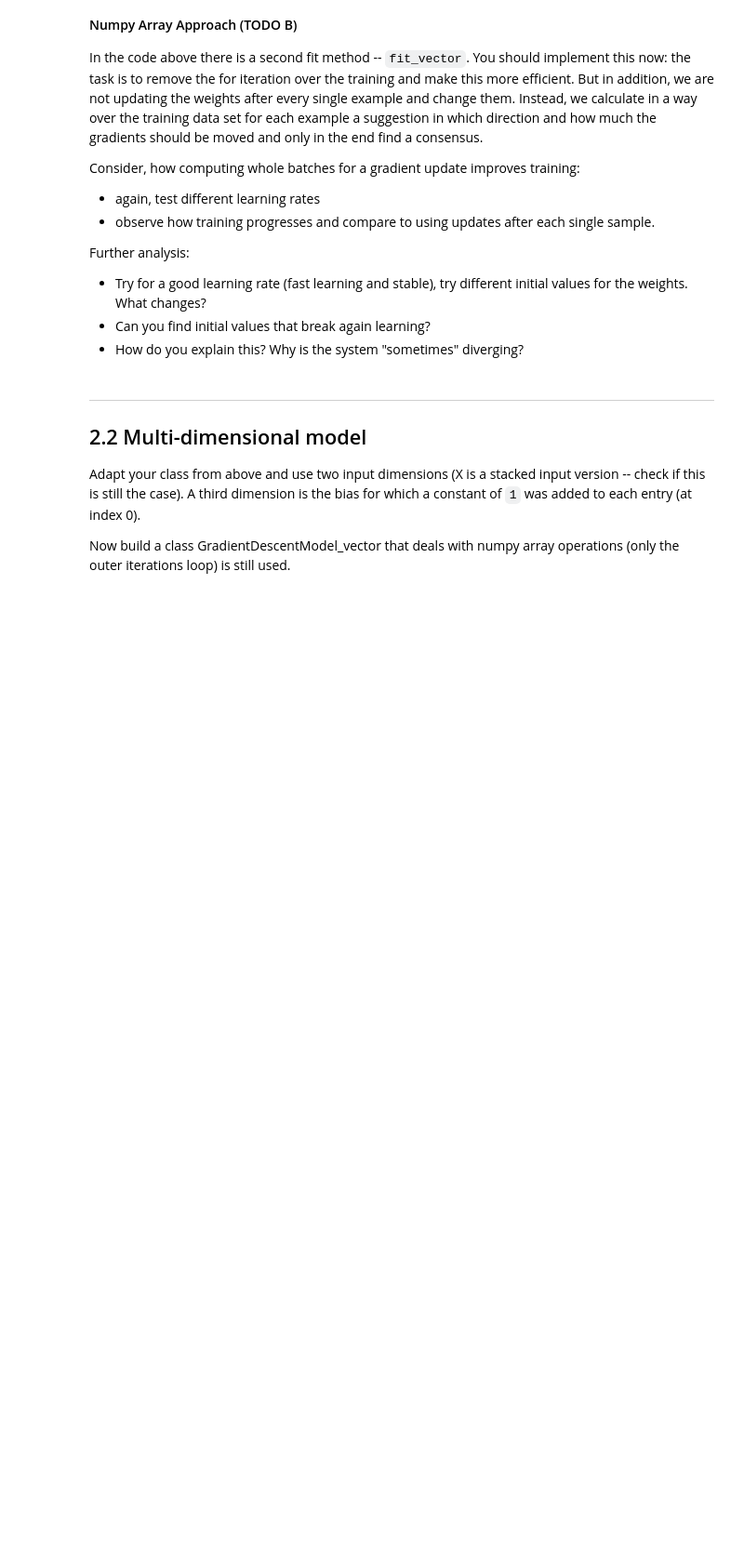
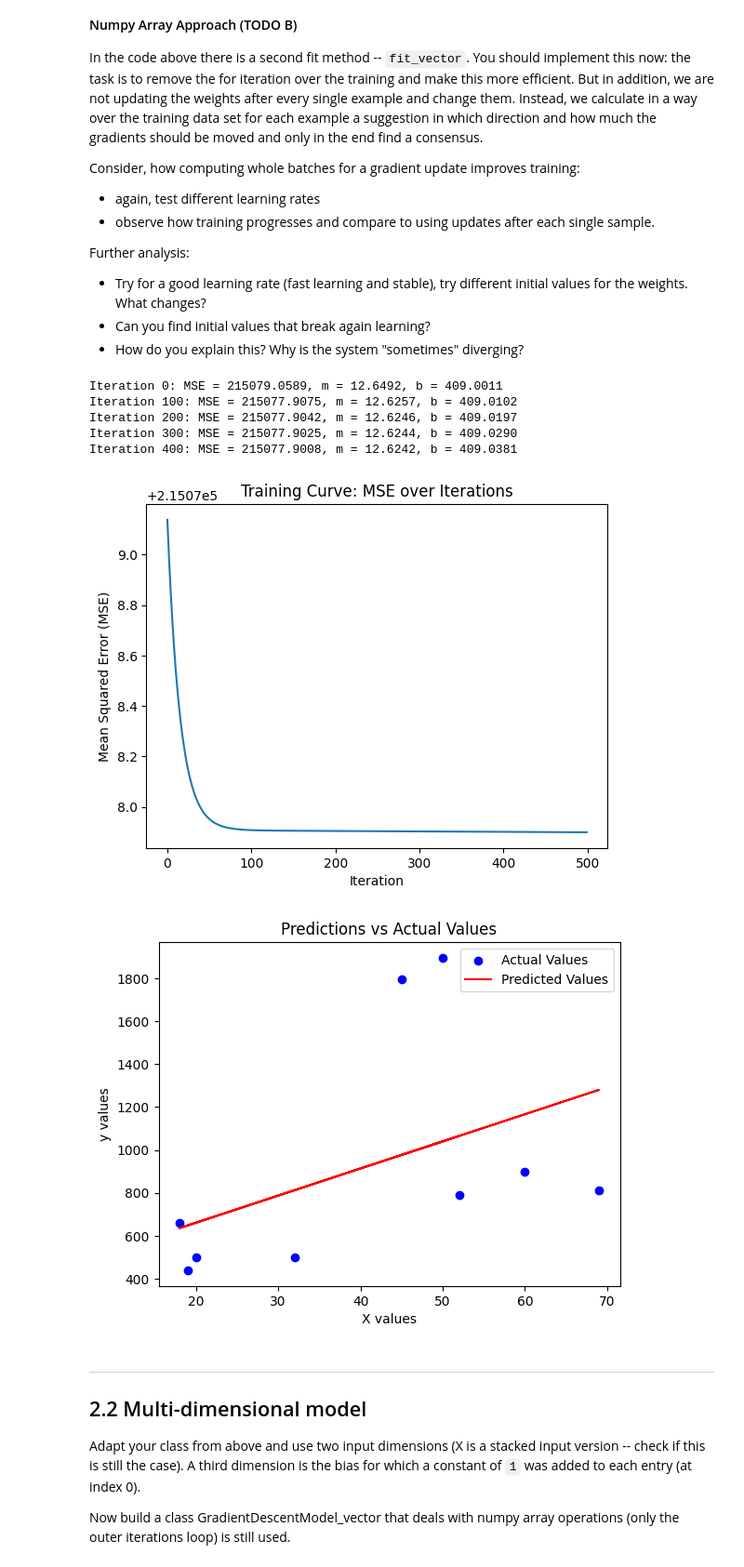
Before and after one commit to MarvinKohnen/deep-reinforcement-learning, a Jupyter notebook: drl_deep_course/2_Optimization/2_Regression.ipynb, the cells around one changed output. Shown: that part at 93% size. Saved outputs shown, nothing was run; the diff lists cells and outputs as text; code cells hidden in the pictures; blank space fills up the shorter version.

```diff
--- a/drl_deep_course/2_Optimization/2_Regression.ipynb
+++ b/drl_deep_course/2_Optimization/2_Regression.ipynb
@@ -242,8 +288,8 @@ class GradientDescentModel:
     """
 
     def __init__(self, learning_rate=0.0001, n_iterations=1000):
-        self.slope = 0.1  # Initialize slope (m) to 0
-        self.intercept = 0.1  # Initialize intercept (b) to 0
+        self.slope = 12.6  # Initialize slope (m) to 0
+        self.intercept = 409  # Initialize intercept (b) to 0
         self.learning_rate = learning_rate  # Set learning rate for gradient descent
         self.n_iterations = n_iterations  # Set number of iterations for gradient descent
         self.mse_history = []  # List to store MSE at each iteration
@@ -271,8 +317,10 @@ class GradientDescentModel:
             for i in range(n):
                 # TODO: Calculate gradients and change slope and intercept.
                 # Predict current sample using the current slope and intercept
-                # y_pred =
+                y_pred = self.slope * X[i] + self.intercept
                 # TODO: Calculate the gradients for slope and intercept
+                gradient_slope += -2 *(y[i] - y_pred) * X[i]
+                gradient_intercept += -2 * (y[i] - y_pred)
 
                 # Update the slope and intercept using the gradients
                 self.slope -= self.learning_rate * gradient_slope
@@ -303,18 +351,19 @@ class GradientDescentModel:
             # For stabler gradient updates we collect information on many samples
             # - these are simply all integrated in gradient slope and
             # afterwards we calculate the mean
-            # You can start with experimenting first in the loop  and collecting the values in these
+            # You can start with experimenting first in the loop and collecting the values in these
             # or simply calculate these directly ...
             #gradient_slope = 0.
             #gradient_intercept = 0.
 
             # TODO B: Instead of a loop use a vector notation
             # (which is much more efficient as well)
-
+            y_pred = self.slope * X + self.intercept
             # Calculate the gradients for slope and intercept
             # TODO B - basically adapt your code from above, without the loop index and sum all the gradients (np.sum() -
             # and don't forget to divide by the number of summed gradients)
-
+            gradient_slope = (-2/n) * np.sum((y - y_pred) * X)
+            gradient_intercept = (-2/n) * np.sum(y - y_pred)
 
             # Update the slope and intercept using the gradients
             self.slope -= self.learning_rate * gradient_slope
@@ -373,29 +422,37 @@ Further analysis:
 * How do you explain this? Why is the system "sometimes" diverging?
 # %%
 # Training the model on our apartment data:
-model = GradientDescentModel(learning_rate=0.000005, n_iterations=500)
-model.fit(X[:,1], Y[:,0])
-#model.fit_vector(X[:,1], Y[:,0])
+model = GradientDescentModel(learning_rate=0.0005, n_iterations=500)
+#model.fit(X[:,1], Y[:,0])
+model.fit_vector(X[:,1], Y[:,0])
 
 # Retrieve the MSE history
 mse_history = model.get_mse_history()
 predictions = model.predict(X[:,1])
 
 # Assume mse_history contains the recorded MSE over iterations
 plt.plot(mse_history)
 plt.xlabel('Iteration')
 plt.ylabel('Mean Squared Error (MSE)')
 plt.title('Training Curve: MSE over Iterations')
 plt.show()
 
 # Assume you have predicted values and actual values
 plt.scatter(X[:,1], Y[:,0], color='blue', label='Actual Values')
 plt.plot(X[:,1], predictions, color='red', label='Predicted Values')
 plt.xlabel('X values')
 plt.ylabel('y values')
 plt.title('Predictions vs Actual Values')
 plt.legend()
 plt.show()
+# %% [output]
+Iteration 0: MSE = 215079.0589, m = 12.6492, b = 409.0011
+Iteration 100: MSE = 215077.9075, m = 12.6257, b = 409.0102
+Iteration 200: MSE = 215077.9042, m = 12.6246, b = 409.0197
+Iteration 300: MSE = 215077.9025, m = 12.6244, b = 409.0290
+Iteration 400: MSE = 215077.9008, m = 12.6242, b = 409.0381
+[figure, added]
+[figure, added]
 # %% [markdown]
 ---
 
```
Also changed, not shown: parts of 10 cells of this notebook.
